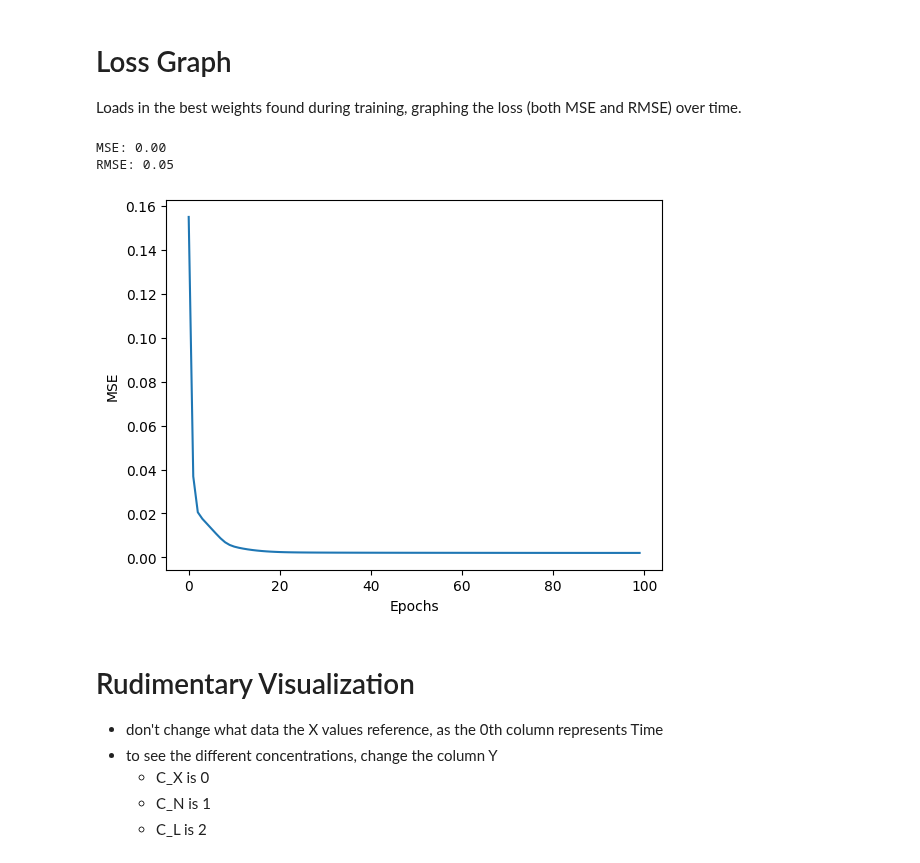
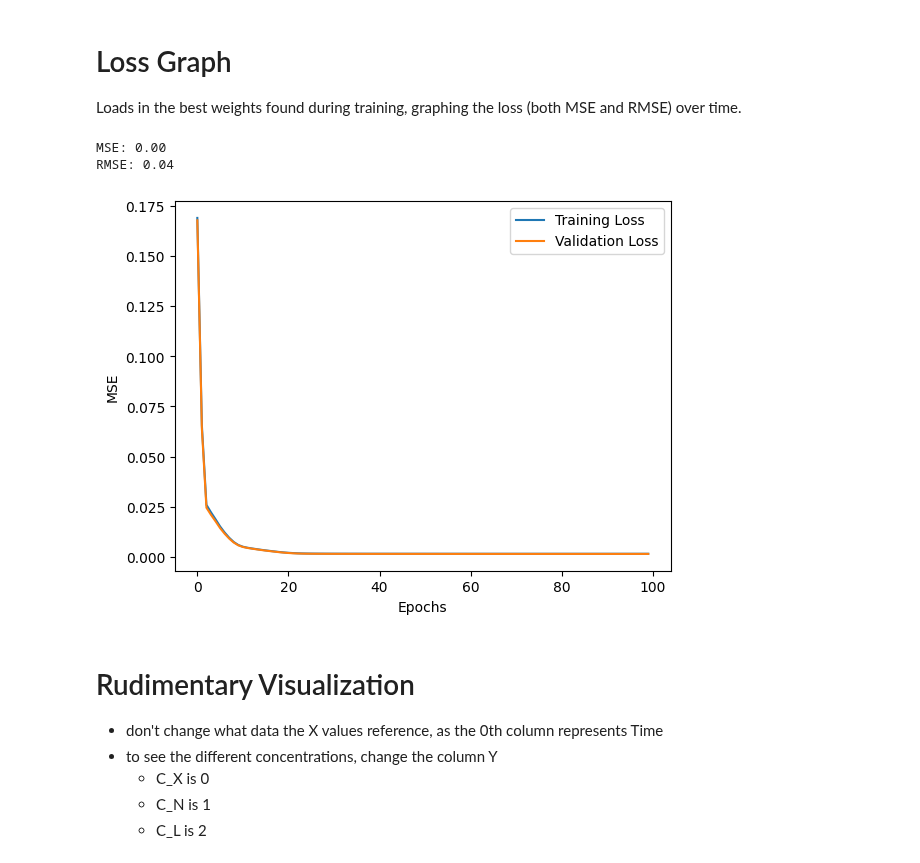
Before and after one commit to swamilikes2code/Python_based_Interactive_Scientific_Visualization, a Jupyter notebook: digital_lab_twin/maddie-nn/nn.ipynb, the cells around one changed output. Cells and saved outputs as stored; diff of their text form; code cells hidden in the pictures.

```diff
--- a/digital_lab_twin/maddie-nn/nn.ipynb
+++ b/digital_lab_twin/maddie-nn/nn.ipynb
@@ -178,17 +178,18 @@ Loads in the best weights found during training, graphing the loss (both MSE and
 # %%
 # restore model and return best accuracy
 model.load_state_dict(best_weights)
 print("MSE: %.2f" % best_mse)
 print("RMSE: %.2f" % np.sqrt(best_mse))
 plt.plot(trainLoss, label="Training Loss")
 plt.plot(valLoss, label="Validation Loss")
 plt.xlabel("Epochs")
 plt.ylabel("MSE")
+plt.legend()
 plt.show()
 # %% [output]
 MSE: 0.00
-RMSE: 0.05
+RMSE: 0.04
-[figure, old version]
+[figure, new version]
 # %% [markdown]
 # Rudimentary Visualization
 - don't change what data the X values reference, as the 0th column represents Time
```
Also changed, not shown: parts of 2 cells of this notebook, 3 other files.
